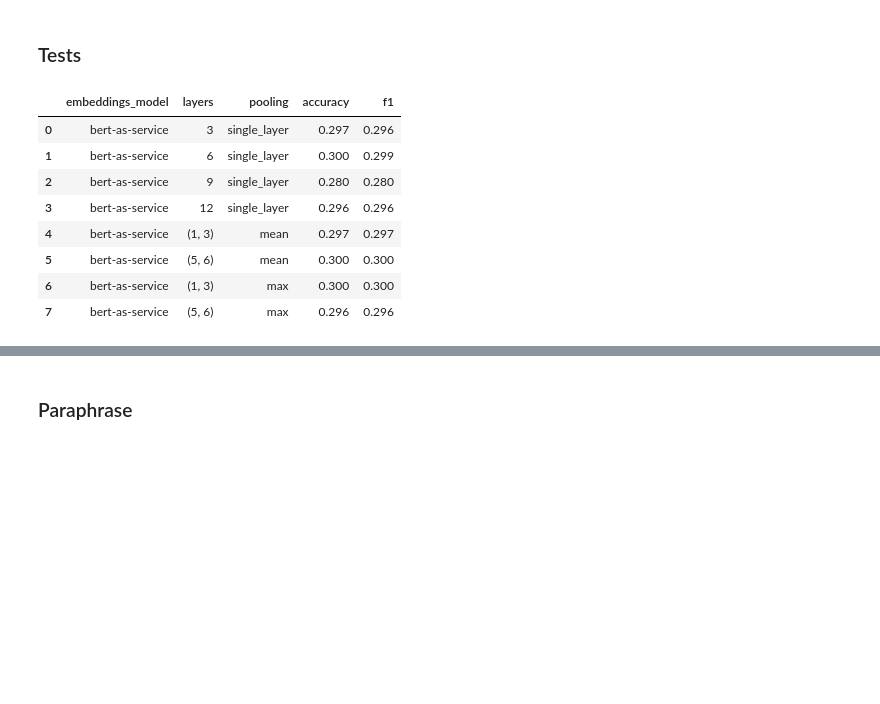
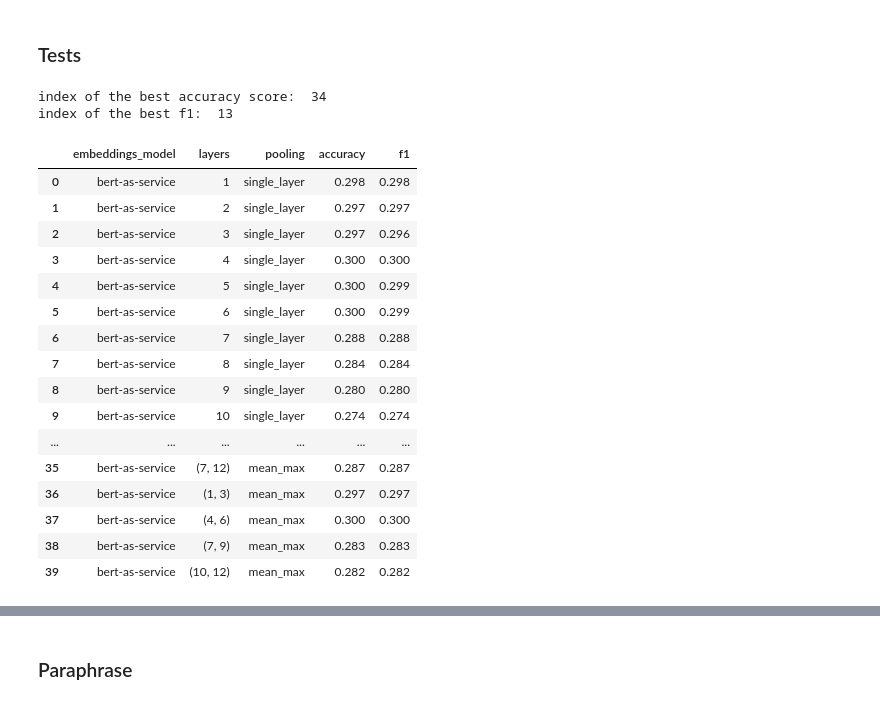
Before and after one commit to foksly/aist-sentence-embeddings, a Jupyter notebook: bert-similarity-experiments.ipynb, the cells around one changed output, grey strips where cells are left out. Saved outputs shown, nothing was run; the diff lists cells and outputs as text; code cells hidden in the pictures; blank space fills up the shorter version.

```diff
--- a/bert-similarity-experiments.ipynb
+++ b/bert-similarity-experiments.ipynb
@@ -7,21 +7,36 @@ from models import experiments
 bert_tests = utils.load_pkl('bert-embeddings/bert_tests_allLayers_maxlen200.pkl')
 # %%
 mc_experiment = experiments.ExperimentResult()
-df = experiments.run_similarity_experiments(mc_experiment,
-                                            bert_tests,
-                                            problem_type='multiple-choice',
-                                            strategy=['mean', 'max'],
-                                            single_layers=[i for i in range(3, 13, 3)],
-                                            layers=[(1, 3), (5, 6)])
+df_tests = experiments.run_similarity_experiments(mc_experiment,
+                                                  bert_tests,
+                                                  problem_type='multiple-choice',
+                                                  strategy=['concat', 'mean', 'max', 'mean_max'],
+                                                  single_layers=[i for i in range(1, 13)],
+                                                  layers=[(1, 12), (1, 6), (7, 12),
+                                                          (1, 3), (4, 6), (7, 9), (10, 12)])
-# %%
-df
-# %% [output]
-|  | embeddings_model | layers | pooling | accuracy | f1 |
-| 0 | bert-as-service | 3 | single_layer | 0.297 | 0.296 |
-| 1 | bert-as-service | 6 | single_layer | 0.300 | 0.299 |
-| 2 | bert-as-service | 9 | single_layer | 0.280 | 0.280 |
-| 3 | bert-as-service | 12 | single_layer | 0.296 | 0.296 |
-| 4 | bert-as-service | (1, 3) | mean | 0.297 | 0.297 |
-| 5 | bert-as-service | (5, 6) | mean | 0.300 | 0.300 |
-| 6 | bert-as-service | (1, 3) | max | 0.300 | 0.300 |
-| 7 | bert-as-service | (5, 6) | max | 0.296 | 0.296 |
+# %%
+print('index of the best accuracy score: ', df_tests['accuracy'].idxmax())
+print('index of the best f1: ', df_tests['f1'].idxmax())
+# %% [output]
+index of the best accuracy score:  34
+index of the best f1:  13
+# %%
+df_tests
+# %% [output]
+|  | embeddings_model | layers | pooling | accuracy | f1 |
+| 0 | bert-as-service | 1 | single_layer | 0.298 | 0.298 |
+| 1 | bert-as-service | 2 | single_layer | 0.297 | 0.297 |
+| 2 | bert-as-service | 3 | single_layer | 0.297 | 0.296 |
+| 3 | bert-as-service | 4 | single_layer | 0.300 | 0.300 |
+| 4 | bert-as-service | 5 | single_layer | 0.300 | 0.299 |
+| 5 | bert-as-service | 6 | single_layer | 0.300 | 0.299 |
+| 6 | bert-as-service | 7 | single_layer | 0.288 | 0.288 |
+| 7 | bert-as-service | 8 | single_layer | 0.284 | 0.284 |
+| 8 | bert-as-service | 9 | single_layer | 0.280 | 0.280 |
+| 9 | bert-as-service | 10 | single_layer | 0.274 | 0.274 |
+| ... | ... | ... | ... | ... | ... |
+| 35 | bert-as-service | (7, 12) | mean_max | 0.287 | 0.287 |
+| 36 | bert-as-service | (1, 3) | mean_max | 0.297 | 0.297 |
+| 37 | bert-as-service | (4, 6) | mean_max | 0.300 | 0.300 |
+| 38 | bert-as-service | (7, 9) | mean_max | 0.283 | 0.283 |
+| 39 | bert-as-service | (10, 12) | mean_max | 0.282 | 0.282 |
```
Also changed, not shown: parts of 11 cells of this notebook.
